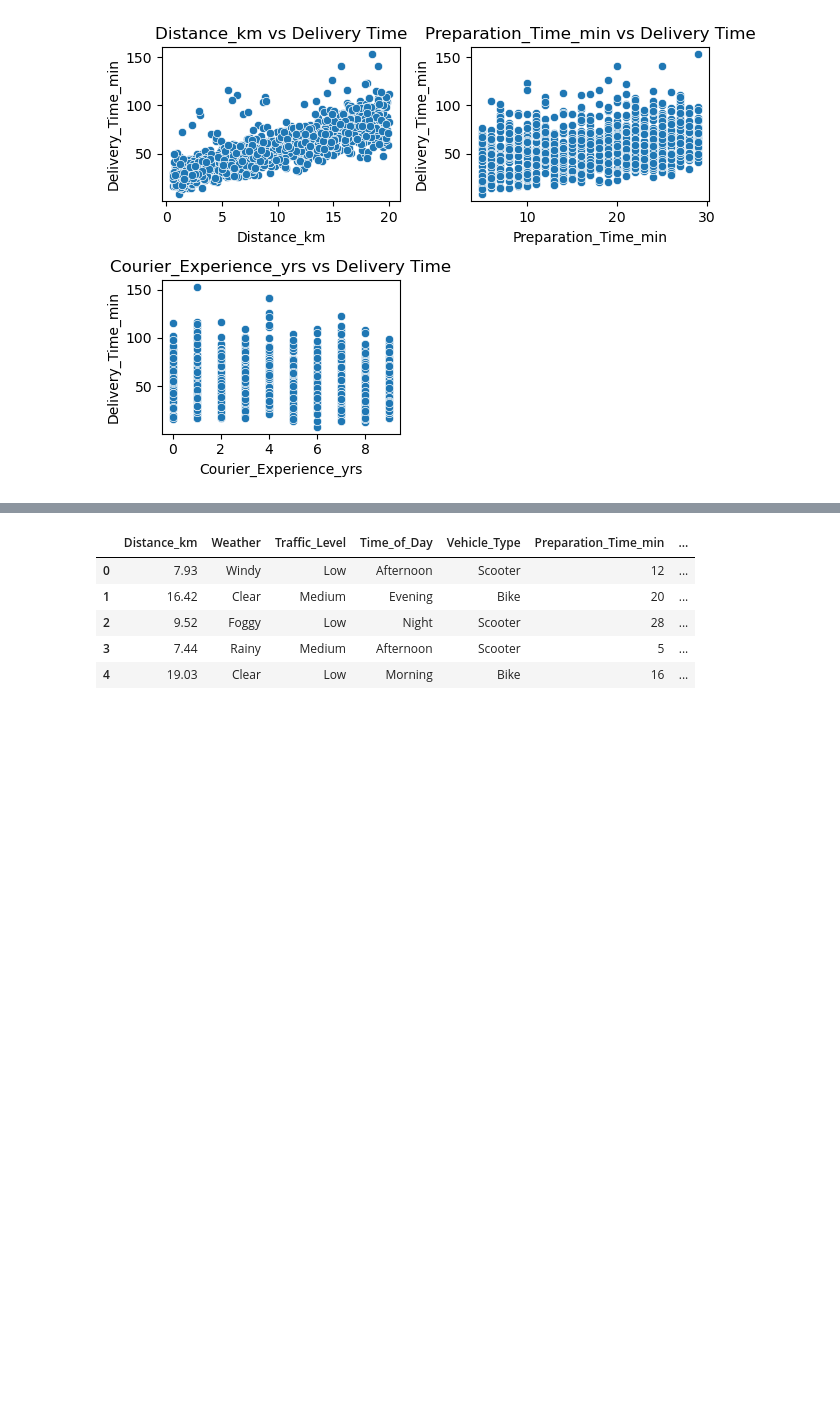
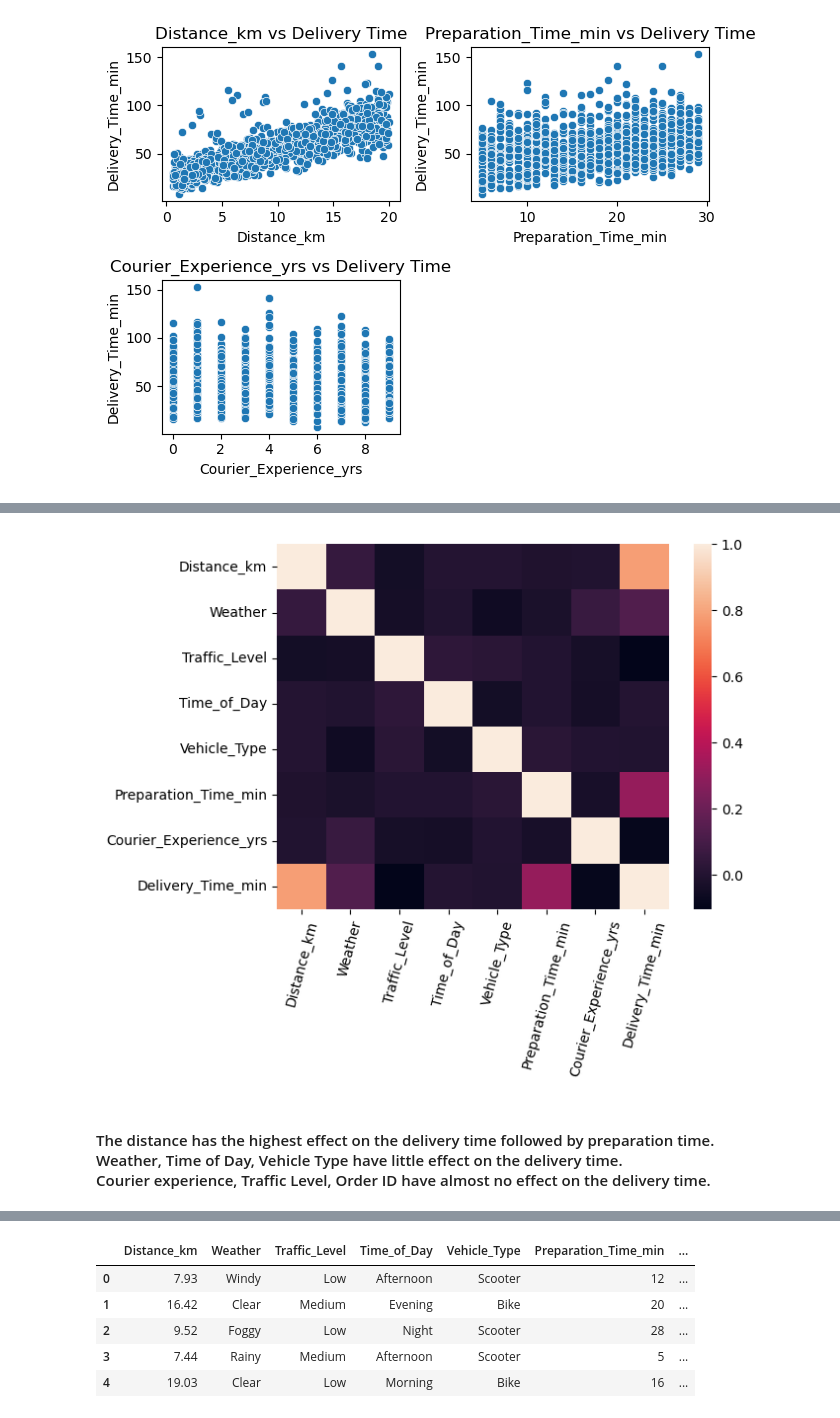
Before and after one commit to Hasini-Kolluri/Food-Delivery-Time-Prediction, a Jupyter notebook: Food_delivery_time_prediction_model.ipynb, the cells around one changed output, grey strips where cells are left out. Saved outputs shown, nothing was run; the diff lists cells and outputs as text; code cells hidden in the pictures; blank space fills up the shorter version.

```diff
--- a/Food_delivery_time_prediction_model.ipynb
+++ b/Food_delivery_time_prediction_model.ipynb
@@ -154 +202,15 @@ cat_cols=
+# %%
+for col in cat_cols_eda:
+    le=LabelEncoder()
+    df_eda[col]=le.fit_transform(df_eda[col])
+# %%
+sns.heatmap(df_eda.corr())
+plt.xticks(rotation=75)
+plt.show()
+# %% [output]
+[figure, added]
+# %% [markdown]
+<h4>The distance has the highest effect on the delivery time followed by preparation time.<br>
+Weather, Time of Day, Vehicle Type have little effect on the delivery time.<br>
+Courier experience, Traffic Level, Order ID have almost no effect on the delivery time.</h4>
 # %% [markdown]
```
Also changed, not shown: parts of 32 cells of this notebook, 1 other file.
